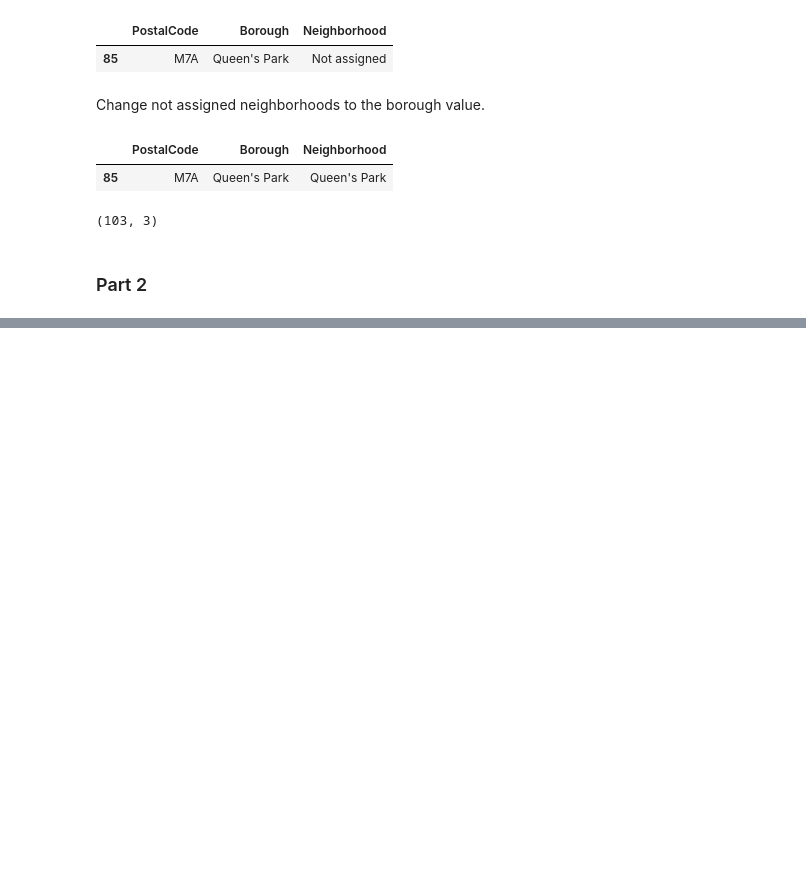
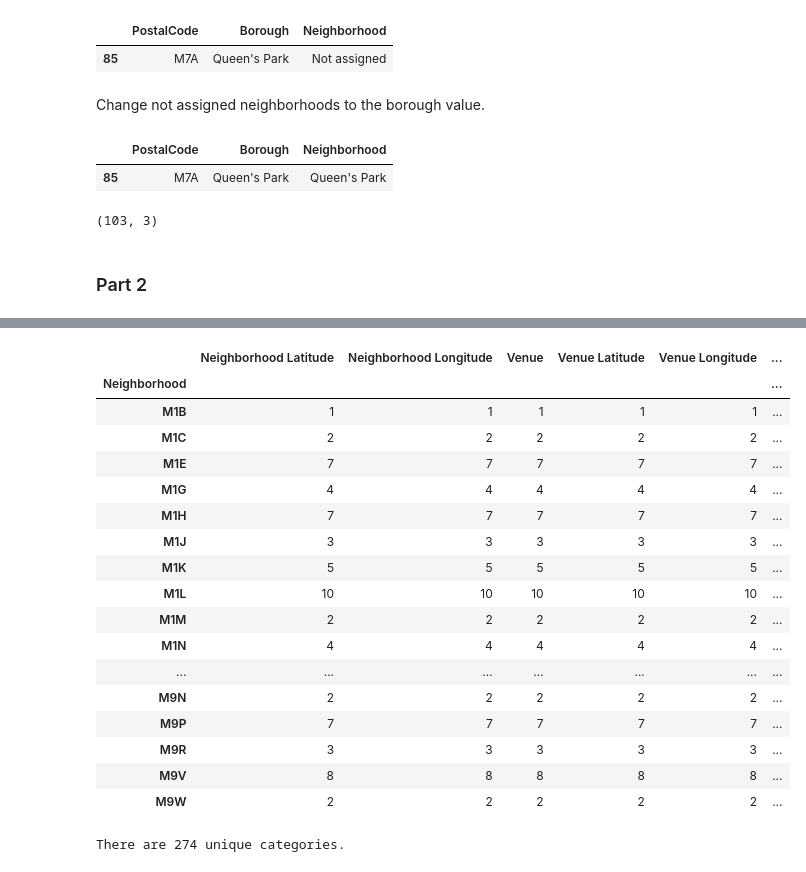
Before and after one commit to terryacox/Coursera_Capstone, a Jupyter notebook: Toronto_Neighborhoods.ipynb, the cells around one changed output, grey strips where cells are left out. Drawn from its saved outputs; the diff is of its cells as text; code cells hidden in the pictures; blank space fills up the shorter version.

```diff
--- a/Toronto_Neighborhoods.ipynb
+++ b/Toronto_Neighborhoods.ipynb
@@ -108,0 +177,8 @@ new_df.shape
+# %%
+address = 'Toronto, Ontario'
+
+geolocator = Nominatim(user_agent="to_explorer")
+location = geolocator.geocode(address)
+latitude = location.latitude
+longitude = location.longitude
+print('The geograpical coordinates of Toronto are {}, {}.'.format(latitude, longitude))
@@ -108,0 +187,19 @@ new_df.shape
+# %%
+# create map of New York using latitude and longitude values
+map_to = folium.Map(location=[latitude, longitude], zoom_start=10)
+
+# add markers to map
+for lat, lng, borough, postalcode in zip(to_df['Latitude'], to_df['Longitude'], to_df['Borough'], to_df['PostalCode']):
+    label = '{}, {}'.format(postalcode, borough)
+    label = folium.Popup(label, parse_html=True)
+    folium.CircleMarker(
+        [lat, lng],
+        radius=5,
+        popup=label,
+        color='blue',
+        fill=True,
+        fill_color='#3186cc',
+        fill_opacity=0.7,
+        parse_html=False).add_to(map_to)
+
+map_to
@@ -108,0 +208,8 @@ new_df.shape
+# %%
+CLIENT_ID = 'COUM0R5FDMDO4QDFRKH5FIYWQUN0ZPSE1KKQFTGFUS4FHWH0'
+CLIENT_SECRET = 'SAP0140BUZPXKNDGMY2WKGWMTJL4MBAWJUBMWLBN54I2XLHK'
+VERSION = '20180605' # Foursquare API version
+
+print('My credentials:')
+print('CLIENT_ID: ' + CLIENT_ID)
+print('CLIENT_SECRET:' + CLIENT_SECRET)
@@ -108,0 +260,6 @@ new_df.shape
+# %%
+LIMIT = 100
+to_venues = getNearbyVenues(names=to_df['PostalCode'],
+                            latitudes=to_df['Latitude'],
+                            longitudes=to_df['Longitude']
+                            )
@@ -108,0 +297,25 @@ new_df.shape
+# %%
+to_venues.groupby('Neighborhood').count()
+# %% [output]
+|  | Neighborhood Latitude | Neighborhood Longitude | Venue | Venue Latitude | Venue Longitude | ... |
+| Neighborhood |  |  |  |  |  | ... |
+| M1B | 1 | 1 | 1 | 1 | 1 | ... |
+| M1C | 2 | 2 | 2 | 2 | 2 | ... |
+| M1E | 7 | 7 | 7 | 7 | 7 | ... |
+| M1G | 4 | 4 | 4 | 4 | 4 | ... |
+| M1H | 7 | 7 | 7 | 7 | 7 | ... |
+| M1J | 3 | 3 | 3 | 3 | 3 | ... |
+| M1K | 5 | 5 | 5 | 5 | 5 | ... |
+| M1L | 10 | 10 | 10 | 10 | 10 | ... |
+| M1M | 2 | 2 | 2 | 2 | 2 | ... |
+| M1N | 4 | 4 | 4 | 4 | 4 | ... |
+| ... | ... | ... | ... | ... | ... | ... |
+| M9N | 2 | 2 | 2 | 2 | 2 | ... |
+| M9P | 7 | 7 | 7 | 7 | 7 | ... |
+| M9R | 3 | 3 | 3 | 3 | 3 | ... |
+| M9V | 8 | 8 | 8 | 8 | 8 | ... |
+| M9W | 2 | 2 | 2 | 2 | 2 | ... |
+# %%
+print('There are {} unique categories.'.format(len(to_venues['Venue Category'].unique())))
+# %% [output]
+There are 274 unique categories.
```
Also changed, not shown: parts of 38 cells of this notebook.
